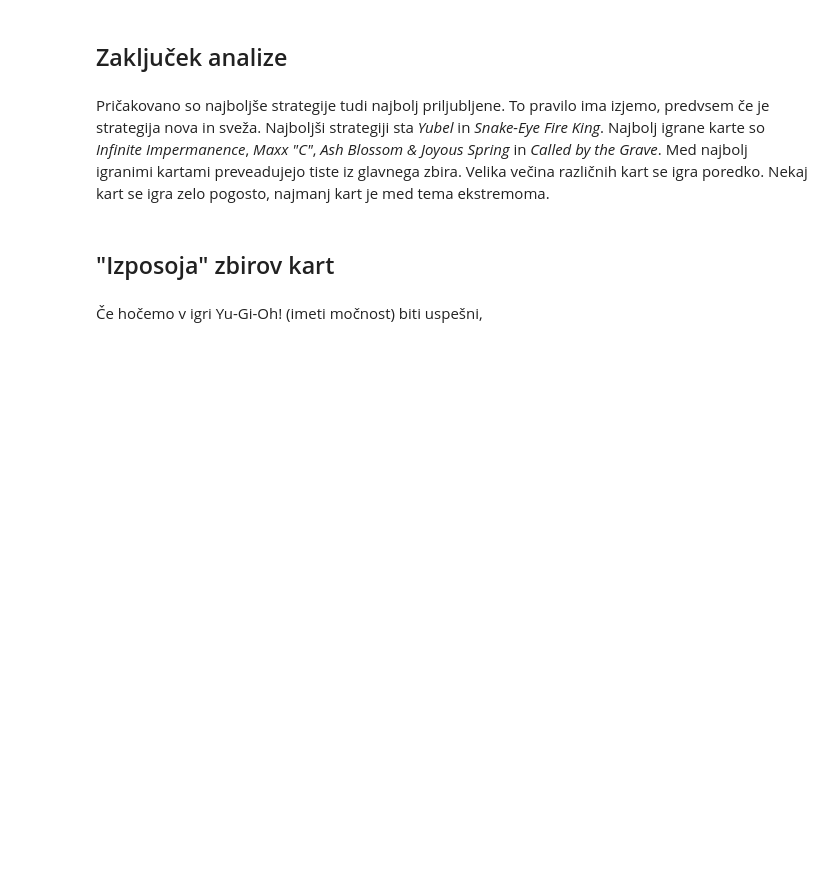
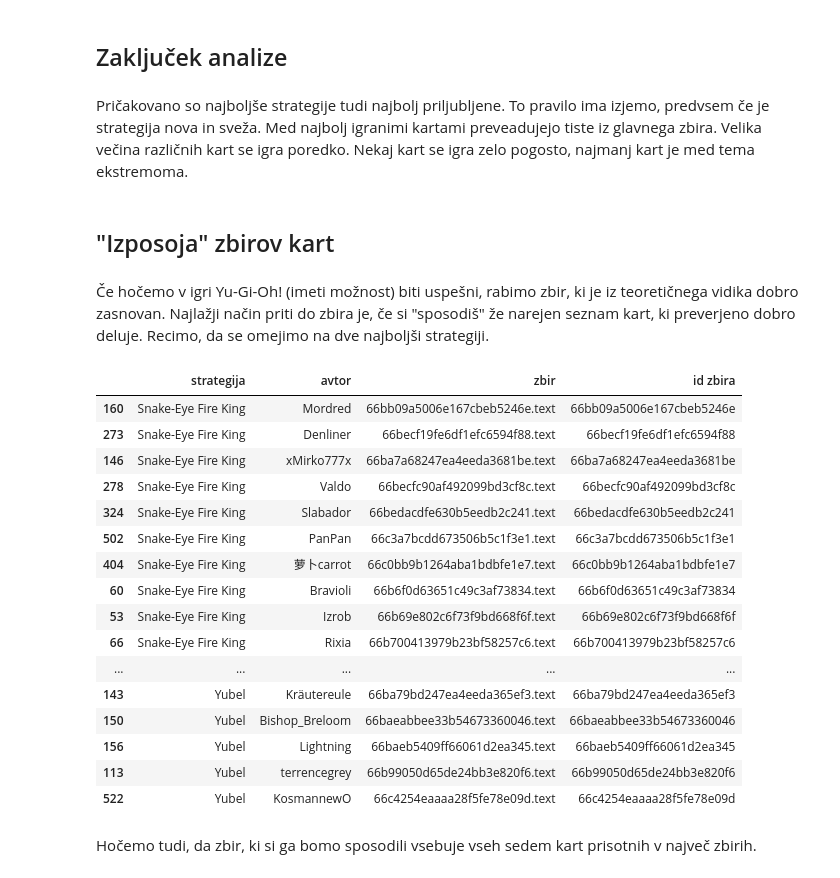
Before and after one commit to MatevzJausovec/Uvod-v-programiranje---Projektna-naloga, a Jupyter notebook: predstavitev.ipynb, the cells around one changed output. Cells and saved outputs as stored; diff of their text form; code cells hidden in the pictures; blank space fills up the shorter version.

```diff
--- a/predstavitev.ipynb
+++ b/predstavitev.ipynb
@@ -276,8 +276,33 @@ Iz histogramov je razvidno, da pride do relativnega povečanja števila kart na
 # %% [markdown]
 ## Zaključek analize
 # %% [markdown]
-Pričakovano so najboljše strategije tudi najbolj priljubljene. To pravilo ima izjemo, predvsem če je strategija nova in sveža. Najboljši strategiji sta *Yubel* in *Snake-Eye Fire King*. Najbolj igrane karte so *Infinite Impermanence*, *Maxx "C"*, *Ash Blossom & Joyous Spring* in *Called by the Grave*. Med najbolj igranimi kartami preveadujejo tiste iz glavnega zbira. Velika večina različnih kart se igra poredko. Nekaj kart se igra zelo pogosto, najmanj kart je med tema ekstremoma.
+Pričakovano so najboljše strategije tudi najbolj priljubljene. To pravilo ima izjemo, predvsem če je strategija nova in sveža. Med najbolj igranimi kartami preveadujejo tiste iz glavnega zbira. Velika večina različnih kart se igra poredko. Nekaj kart se igra zelo pogosto, najmanj kart je med tema ekstremoma.
 # %% [markdown]
 ## "Izposoja" zbirov kart
-# %% [markdown]
-Če hočemo v igri Yu-Gi-Oh! (imeti močnost) biti uspešni,
+# %% [markdown]
+Če hočemo v igri Yu-Gi-Oh! (imeti možnost) biti uspešni, rabimo zbir, ki je iz teoretičnega vidika dobro zasnovan. Najlažji način priti do zbira je, če si "sposodiš" že narejen seznam kart, ki preverjeno dobro deluje. Recimo, da se omejimo na dve najboljši strategiji.
+# %%
+moč = pd.read_csv("podatki/tier_list.csv")
+zbiri = pd.read_csv("podatki/decks.csv")
+zbiri2 = zbiri[zbiri["strategija"].isin([moč["ime strategije"][0],moč["ime strategije"][1]])]
+zbiri2.sort_values("strategija").style.hide()
+# %% [output]
+|  | strategija | avtor | zbir | id zbira |
+| 160 | Snake-Eye Fire King | Mordred | 66bb09a5006e167cbeb5246e.text | 66bb09a5006e167cbeb5246e |
+| 273 | Snake-Eye Fire King | Denliner | 66becf19fe6df1efc6594f88.text | 66becf19fe6df1efc6594f88 |
+| 146 | Snake-Eye Fire King | xMirko777x | 66ba7a68247ea4eeda3681be.text | 66ba7a68247ea4eeda3681be |
+| 278 | Snake-Eye Fire King | Valdo | 66becfc90af492099bd3cf8c.text | 66becfc90af492099bd3cf8c |
+| 324 | Snake-Eye Fire King | Slabador | 66bedacdfe630b5eedb2c241.text | 66bedacdfe630b5eedb2c241 |
+| 502 | Snake-Eye Fire King | PanPan | 66c3a7bcdd673506b5c1f3e1.text | 66c3a7bcdd673506b5c1f3e1 |
+| 404 | Snake-Eye Fire King | 萝卜carrot | 66c0bb9b1264aba1bdbfe1e7.text | 66c0bb9b1264aba1bdbfe1e7 |
+| 60 | Snake-Eye Fire King | Bravioli | 66b6f0d63651c49c3af73834.text | 66b6f0d63651c49c3af73834 |
+| 53 | Snake-Eye Fire King | Izrob | 66b69e802c6f73f9bd668f6f.text | 66b69e802c6f73f9bd668f6f |
+| 66 | Snake-Eye Fire King | Rixia | 66b700413979b23bf58257c6.text | 66b700413979b23bf58257c6 |
+| ... | ... | ... | ... | ... |
+| 143 | Yubel | Kräutereule | 66ba79bd247ea4eeda365ef3.text | 66ba79bd247ea4eeda365ef3 |
+| 150 | Yubel | Bishop_Breloom | 66baeabbee33b54673360046.text | 66baeabbee33b54673360046 |
+| 156 | Yubel | Lightning | 66baeb5409ff66061d2ea345.text | 66baeb5409ff66061d2ea345 |
+| 113 | Yubel | terrencegrey | 66b99050d65de24bb3e820f6.text | 66b99050d65de24bb3e820f6 |
+| 522 | Yubel | KosmannewO | 66c4254eaaaa28f5fe78e09d.text | 66c4254eaaaa28f5fe78e09d |
+# %% [markdown]
+Hočemo tudi, da zbir, ki si ga bomo sposodili vsebuje vseh sedem kart prisotnih v največ zbirih.
```
Also changed, not shown: parts of 7 cells of this notebook.
